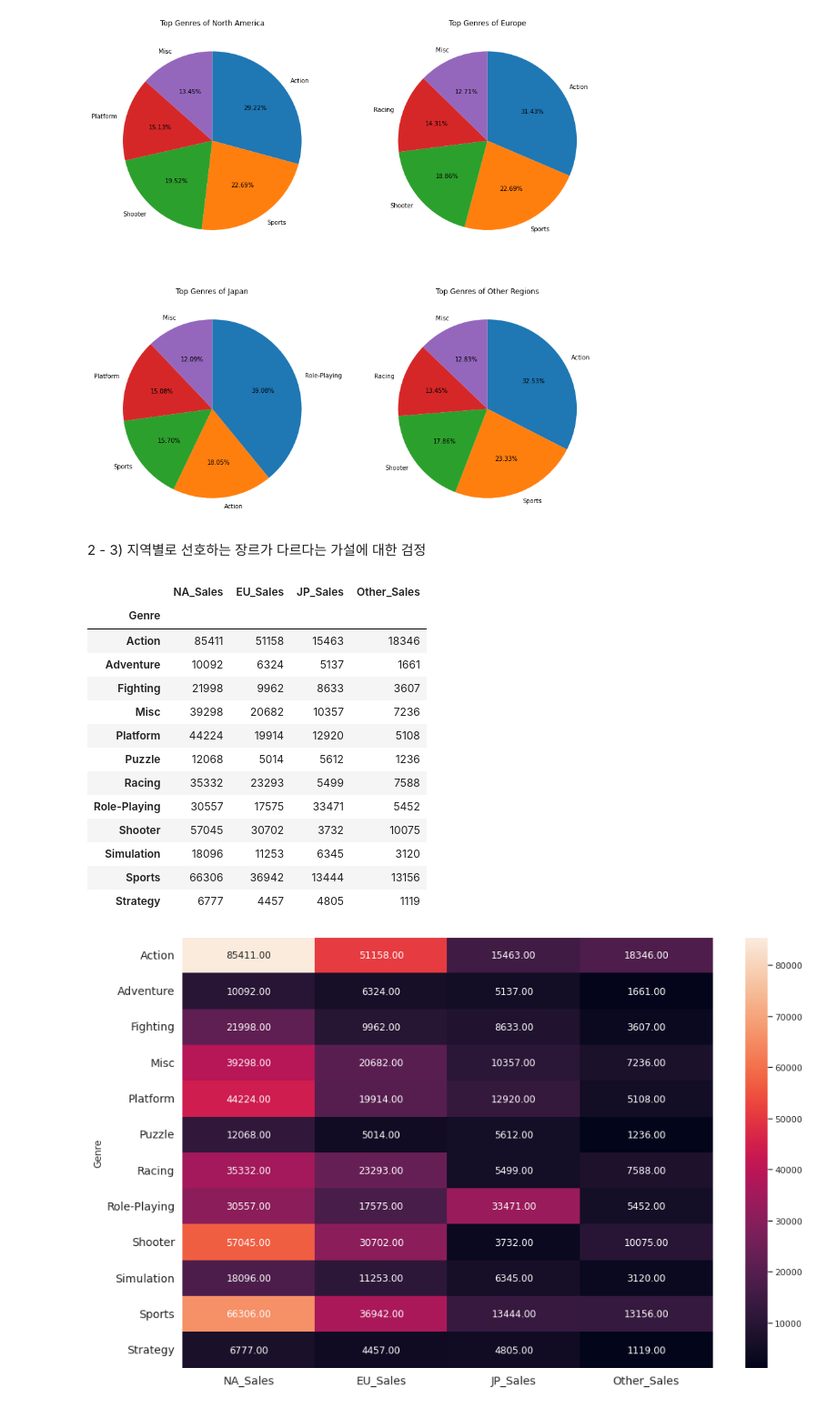
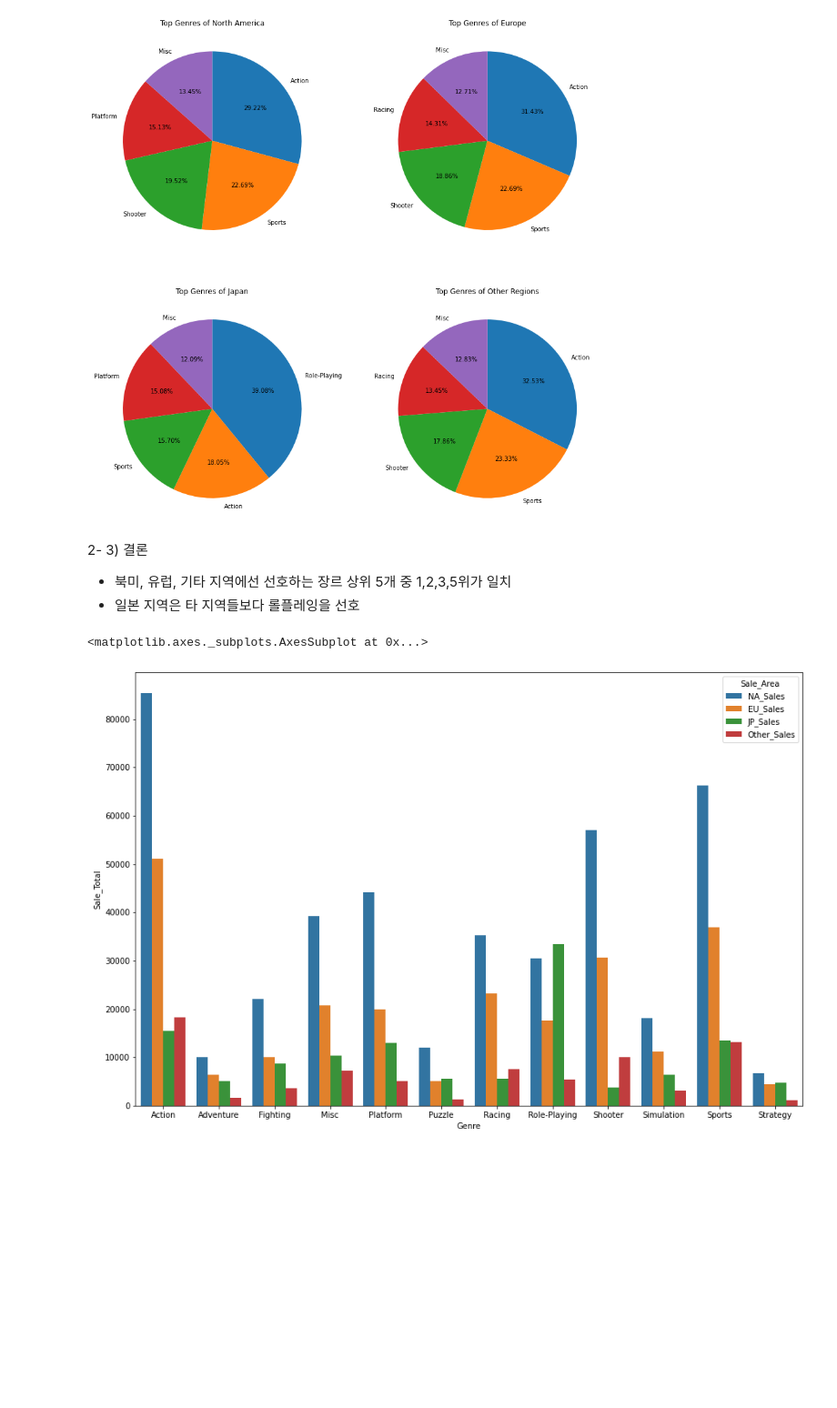
Before and after one commit to wisesprout/video-game-sales-analysis, a Jupyter notebook: Project1.ipynb, the cells around one changed output. Shown at 91% size. Saved outputs shown, nothing was run; the diff lists cells and outputs as text; code cells hidden in the pictures; blank space fills up the shorter version.

```diff
--- a/Project1.ipynb
+++ b/Project1.ipynb
@@ -140,0 +117,3 @@ ot_top = df2.loc['Other_sum', :].sort_values(ascending = False)
+# %%
+g_s_t.sort_values(by = ['Sale_Area','Sale_Total'], ascending = [True, False], inplace = True)
+g_s_t
@@ -183,34 +197,15 @@ plt.title('Top Genres of Other Regions')
 plt.show()
 # %% [output]
 [figure]
-# %% [markdown]
-2 - 3) 지역별로 선호하는 장르가 다르다는 가설에 대한 검정
-# %%
-# kaggle 'sales comparison by genre'
-df2 = df[['Genre', 'NA_Sales', 'EU_Sales', 'JP_Sales', 'Other_Sales']]
-genre_sales = df2.groupby(by=['Genre']).sum()
-genre_sales
-# %% [output]
-|  | NA_Sales | EU_Sales | JP_Sales | Other_Sales |
-| Genre |  |  |  |  |
-| Action | 85411 | 51158 | 15463 | 18346 |
-| Adventure | 10092 | 6324 | 5137 | 1661 |
-| Fighting | 21998 | 9962 | 8633 | 3607 |
-| Misc | 39298 | 20682 | 10357 | 7236 |
-| Platform | 44224 | 19914 | 12920 | 5108 |
-| Puzzle | 12068 | 5014 | 5612 | 1236 |
-| Racing | 35332 | 23293 | 5499 | 7588 |
-| Role-Playing | 30557 | 17575 | 33471 | 5452 |
-| Shooter | 57045 | 30702 | 3732 | 10075 |
-| Simulation | 18096 | 11253 | 6345 | 3120 |
-| Sports | 66306 | 36942 | 13444 | 13156 |
-| Strategy | 6777 | 4457 | 4805 | 1119 |
-# %%
-plt.figure(figsize=(15, 10))
-sns.set(font_scale=1)
-sns.heatmap(comp_map, annot=True, fmt = '.2f')
-plt.xticks(fontsize=14)
-plt.yticks(fontsize=14)
-plt.show()
-# %% [output]
-[figure, removed]
+# %% [markdown]
+2- 3) 결론
+
+
+*   북미, 유럽, 기타 지역에선 선호하는 장르 상위 5개 중 1,2,3,5위가 일치
+*   일본 지역은 타 지역들보다 롤플레잉을 선호
+# %%
+'''plt.figure(figsize = (15, 10))
+sns.barplot(data = g_s_t, x = 'Genre', y = 'Sale_Total', hue = 'Sale_Area')'''
+# %% [output]
+<matplotlib.axes._subplots.AxesSubplot at 0x...>
+[figure, added]
```
Also changed, not shown: parts of 9 cells of this notebook.
